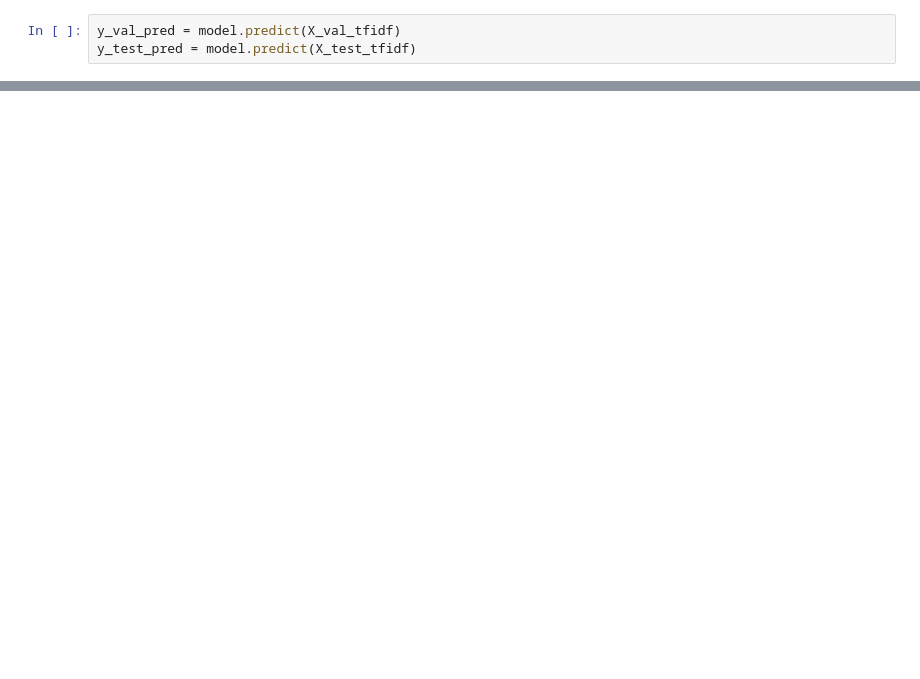
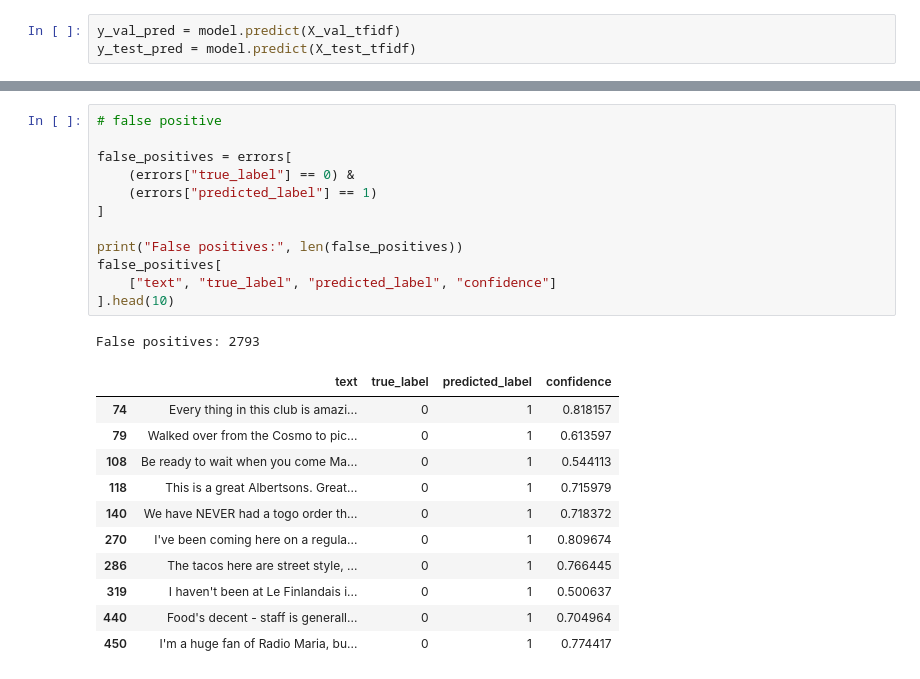
Before and after one commit to ProximaRenovatio/ai-ml-portfolio, a Jupyter notebook: P01_AI_Review_Analyzer/notebooks/03_baseline_tfidf.ipynb, the cells around one changed output, grey strips where cells are left out. Cells and saved outputs as stored; diff of their text form; blank space fills up the shorter version.

```diff
--- a/P01_AI_Review_Analyzer/notebooks/03_baseline_tfidf.ipynb
+++ b/P01_AI_Review_Analyzer/notebooks/03_baseline_tfidf.ipynb
@@ -184,0 +554,25 @@ y_test_pred = model.predict(X_test_tfidf)
+# %%
+# false positive
+
+false_positives = errors[
+    (errors["true_label"] == 0) &
+    (errors["predicted_label"] == 1)
+]
+
+print("False positives:", len(false_positives))
+false_positives[
+    ["text", "true_label", "predicted_label", "confidence"]
+].head(10)
+# %% [output]
+False positives: 2793
+|  | text | true_label | predicted_label | confidence |
+| 74 | Every thing in this club is amazi... | 0 | 1 | 0.818157 |
+| 79 | Walked over from the Cosmo to pic... | 0 | 1 | 0.613597 |
+| 108 | Be ready to wait when you come Ma... | 0 | 1 | 0.544113 |
+| 118 | This is a great Albertsons. Great... | 0 | 1 | 0.715979 |
+| 140 | We have NEVER had a togo order th... | 0 | 1 | 0.718372 |
+| 270 | I've been coming here on a regula... | 0 | 1 | 0.809674 |
+| 286 | The tacos here are street style, ... | 0 | 1 | 0.766445 |
+| 319 | I haven't been at Le Finlandais i... | 0 | 1 | 0.500637 |
+| 440 | Food's decent - staff is generall... | 0 | 1 | 0.704964 |
+| 450 | I'm a huge fan of Radio Maria, bu... | 0 | 1 | 0.774417 |
```
Also changed, not shown: parts of 49 cells of this notebook, 5 other files.
